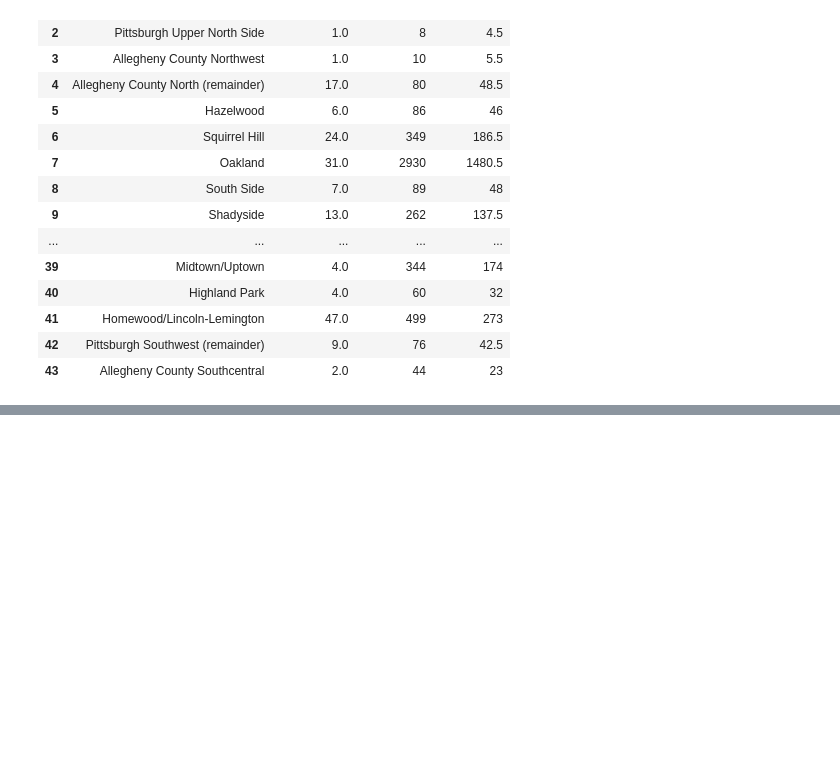
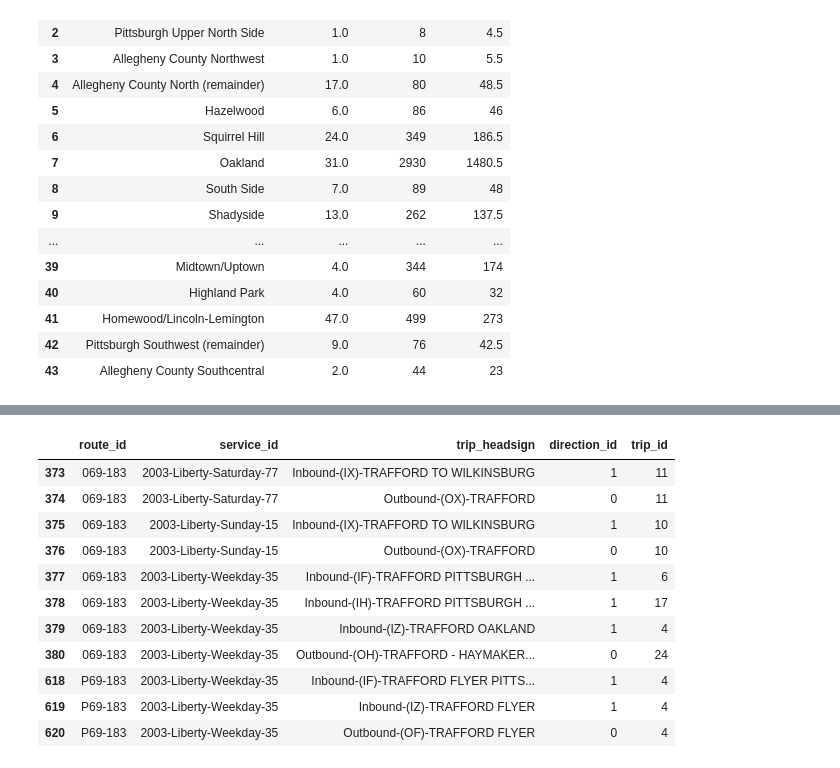
Before and after one commit to MattSamach/PPT_East_Busway, a Jupyter notebook: Notebooks/SPC_Trips.ipynb, the cells around one changed output, grey strips where cells are left out. Cells and saved outputs as stored; diff of their text form; code cells hidden in the pictures; blank space fills up the shorter version.

```diff
--- a/Notebooks/SPC_Trips.ipynb
+++ b/Notebooks/SPC_Trips.ipynb
@@ -340,0 +529,18 @@ matrix_2045.to_csv('spc_trips_2045_all.csv')
+# %%
+trip_fall19 = pd.read_csv('../Data/gtfs/trips.txt', sep=',')
+grouped_df = trip_fall19.groupby(["route_id", "service_id", "trip_headsign", "direction_id"])
+grouped_df = grouped_df.agg({"trip_id":"nunique"}).reset_index()
+grouped_df[grouped_df.route_id.str.contains('69')]
+# %% [output]
+|  | route_id | service_id | trip_headsign | direction_id | trip_id |
+| 373 | 069-183 | 2003-Liberty-Saturday-77 | Inbound-(IX)-TRAFFORD TO WILKINSBURG | 1 | 11 |
+| 374 | 069-183 | 2003-Liberty-Saturday-77 | Outbound-(OX)-TRAFFORD | 0 | 11 |
+| 375 | 069-183 | 2003-Liberty-Sunday-15 | Inbound-(IX)-TRAFFORD TO WILKINSBURG | 1 | 10 |
+| 376 | 069-183 | 2003-Liberty-Sunday-15 | Outbound-(OX)-TRAFFORD | 0 | 10 |
+| 377 | 069-183 | 2003-Liberty-Weekday-35 | Inbound-(IF)-TRAFFORD PITTSBURGH ... | 1 | 6 |
+| 378 | 069-183 | 2003-Liberty-Weekday-35 | Inbound-(IH)-TRAFFORD PITTSBURGH ... | 1 | 17 |
+| 379 | 069-183 | 2003-Liberty-Weekday-35 | Inbound-(IZ)-TRAFFORD OAKLAND | 1 | 4 |
+| 380 | 069-183 | 2003-Liberty-Weekday-35 | Outbound-(OH)-TRAFFORD - HAYMAKER... | 0 | 24 |
+| 618 | P69-183 | 2003-Liberty-Weekday-35 | Inbound-(IF)-TRAFFORD FLYER PITTS... | 1 | 4 |
+| 619 | P69-183 | 2003-Liberty-Weekday-35 | Inbound-(IZ)-TRAFFORD FLYER | 1 | 4 |
+| 620 | P69-183 | 2003-Liberty-Weekday-35 | Outbound-(OF)-TRAFFORD FLYER | 0 | 4 |
```
Also changed, not shown: parts of 22 cells of this notebook, 55 other files.
